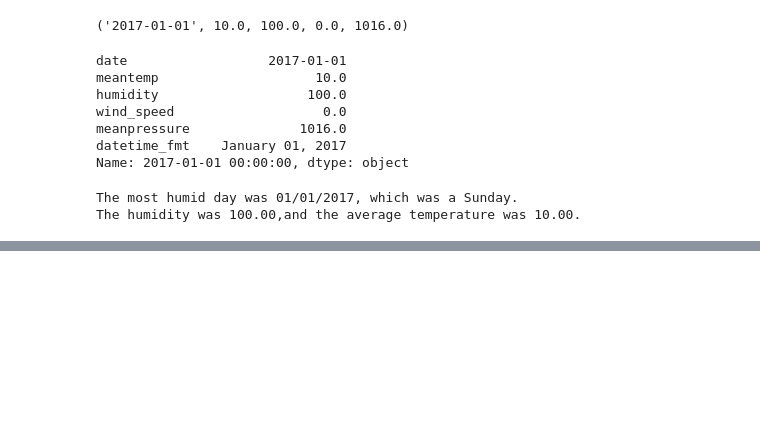
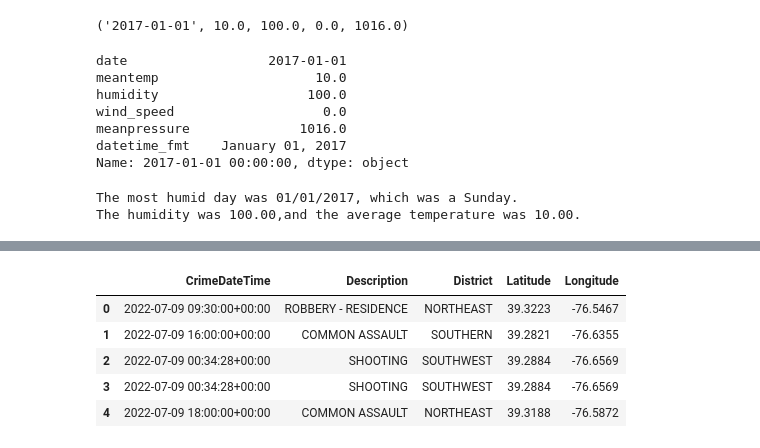
Before and after one commit to Rovidicus/Data-Visualization, a Jupyter notebook: Pandas_Datetime.ipynb, the cells around one changed output, grey strips where cells are left out. Saved outputs shown, nothing was run; the diff lists cells and outputs as text; code cells hidden in the pictures; blank space fills up the shorter version.

Commit message:
Did time series practice

```diff
--- a/Pandas_Datetime.ipynb
+++ b/Pandas_Datetime.ipynb
@@ -309,0 +384,5 @@ The humidity was 100.00,and the average temperature was 10.00.
+# %%
+# Importing Baltimore crime dataset
+url = "https://docs.google.com/spreadsheets/d/e/2PACX-1vQ4lekzpYpo0pA9h1d3KYObIb3lQtAqz289c7jpwckioXvxm4xykz6ZSJpnDwjKTxJ4iqpG0seNJdSZ/pub?gidass=>=312387697&single=true&output=csv"
+demo = pd.read_csv(url)
+demo.head(3)
@@ -309,0 +404,3 @@ The humidity was 100.00,and the average temperature was 10.00.
+# %%
+demo['CrimeDateTime'] = pd.to_datetime(demo['CrimeDateTime'], errors='coerce')
+demo['CrimeDateTime'].isna().sum()
@@ -309,0 +411,10 @@ The humidity was 100.00,and the average temperature was 10.00.
+# %%
+demo = demo.dropna(subset=['CrimeDateTime'])
+demo.head()
+# %% [output]
+|  | CrimeDateTime | Description | District | Latitude | Longitude |
+| 0 | 2022-07-09 09:30:00+00:00 | ROBBERY - RESIDENCE | NORTHEAST | 39.3223 | -76.5467 |
+| 1 | 2022-07-09 16:00:00+00:00 | COMMON ASSAULT | SOUTHERN | 39.2821 | -76.6355 |
+| 2 | 2022-07-09 00:34:28+00:00 | SHOOTING | SOUTHWEST | 39.2884 | -76.6569 |
+| 3 | 2022-07-09 00:34:28+00:00 | SHOOTING | SOUTHWEST | 39.2884 | -76.6569 |
+| 4 | 2022-07-09 18:00:00+00:00 | COMMON ASSAULT | NORTHEAST | 39.3188 | -76.5872 |
```
Also changed, not shown: parts of 20 cells of this notebook, 2 other files.
